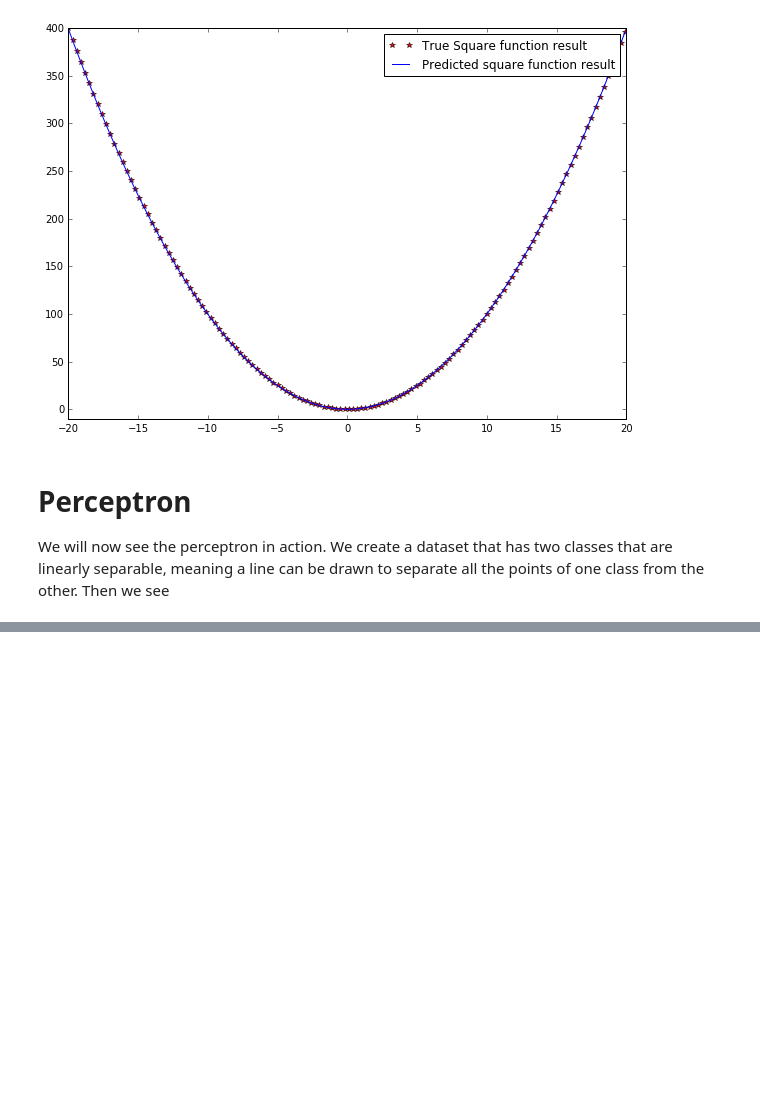
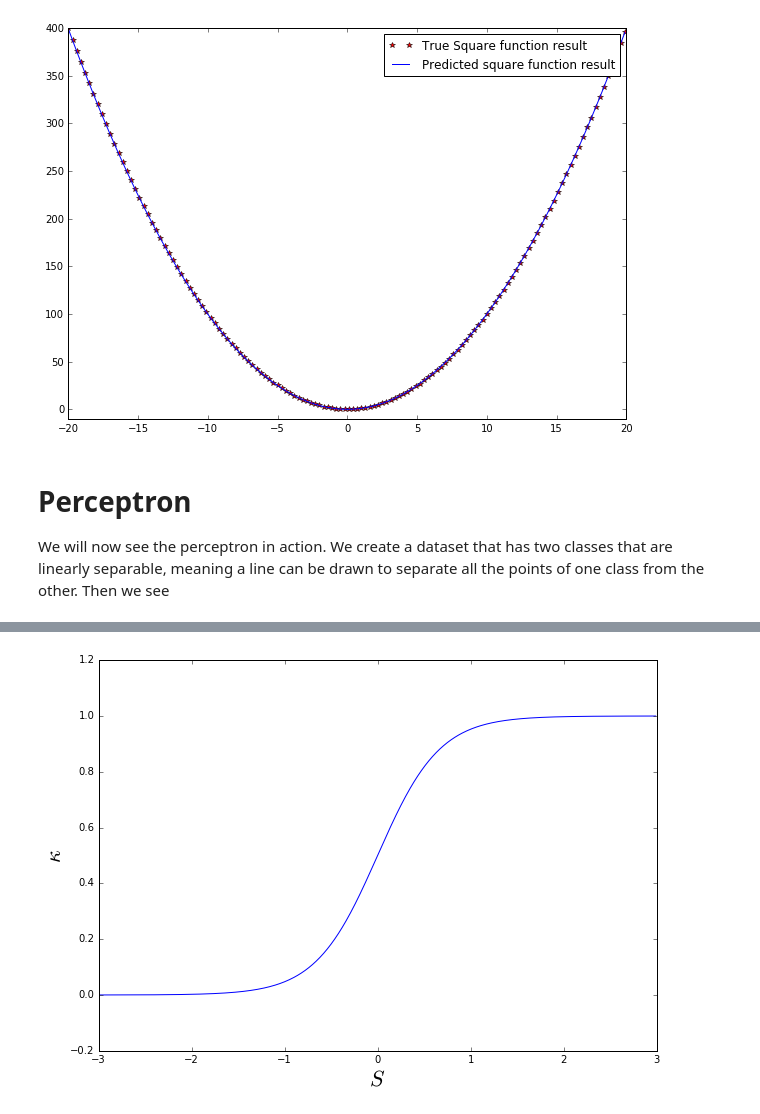
Before and after one commit to kamal94/Senior_Thesis, a Jupyter notebook: Companion.ipynb, the cells around one changed output, grey strips where cells are left out. Saved outputs shown, nothing was run; the diff lists cells and outputs as text; code cells hidden in the pictures; blank space fills up the shorter version.

```diff
--- a/Companion.ipynb
+++ b/Companion.ipynb
@@ -424,0 +442,13 @@ weights of the perceptron: [ 0.07894253  0.30309134] and bias is 0.2485770364015
+# %%
+x = np.arange(-3,3,0.01)
+y = 1/(1+ np.exp(-3*x))
+plt.figure(figsize=(10,7))
+plt.axis([-3, 3, -0.2, 1.2])
+plt.xlabel("$S$", fontsize=fontsize)
+plt.ylabel("$\kappa$", fontsize=fontsize)
+plt.plot(x,y)
+# plt.hlines(0.5,-3,3, color="black")
+# plt.legend(loc="upper right", labels=["Decision function", "Threshold"])
+plt.savefig("figures/logisticfunction.pdf")
+# %% [output]
+[figure, added]
```
Also changed, not shown: parts of 6 cells of this notebook, 25 other files.
